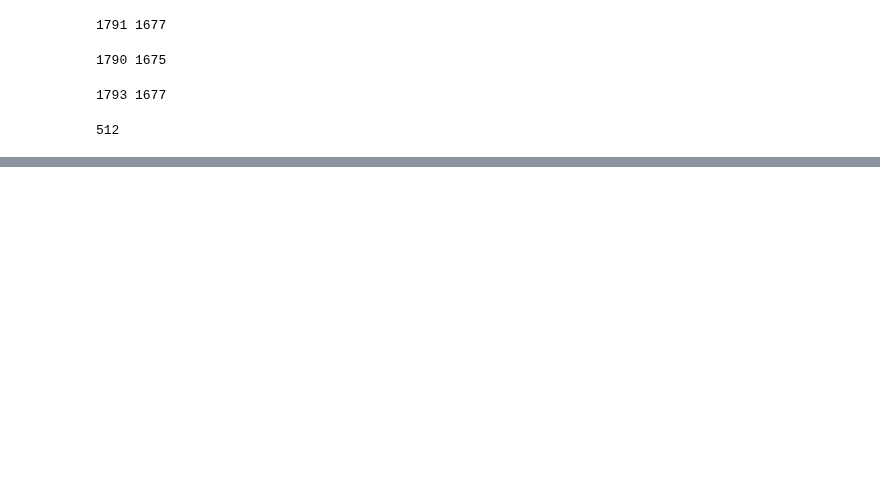
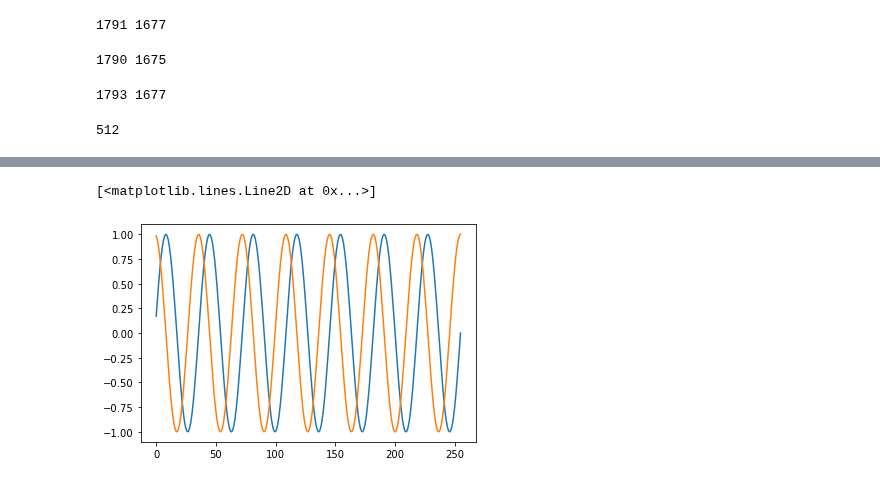
Before and after one commit to yagami009/ding, a Jupyter notebook: micropython/PythonBook.ipynb, the cells around one changed output, grey strips where cells are left out. Saved outputs shown, nothing was run; the diff lists cells and outputs as text; code cells hidden in the pictures; blank space fills up the shorter version.

```diff
--- a/micropython/PythonBook.ipynb
+++ b/micropython/PythonBook.ipynb
@@ -50,0 +92,2 @@ print(len(check))
+# %%
+ref = cca_reference([7,10,12], 256, 256, Nh=1, standardise_out=False)
@@ -50,0 +113,8 @@ print(len(check))
+# %%
+import matplotlib.pyplot as plt
+
+plt.plot(ref[0][0])
+plt.plot(ref[0][1])
+# %% [output]
+[<matplotlib.lines.Line2D at 0x...>]
+[figure, added]
```
Also changed, not shown: parts of 3 cells of this notebook, 17 other files.
